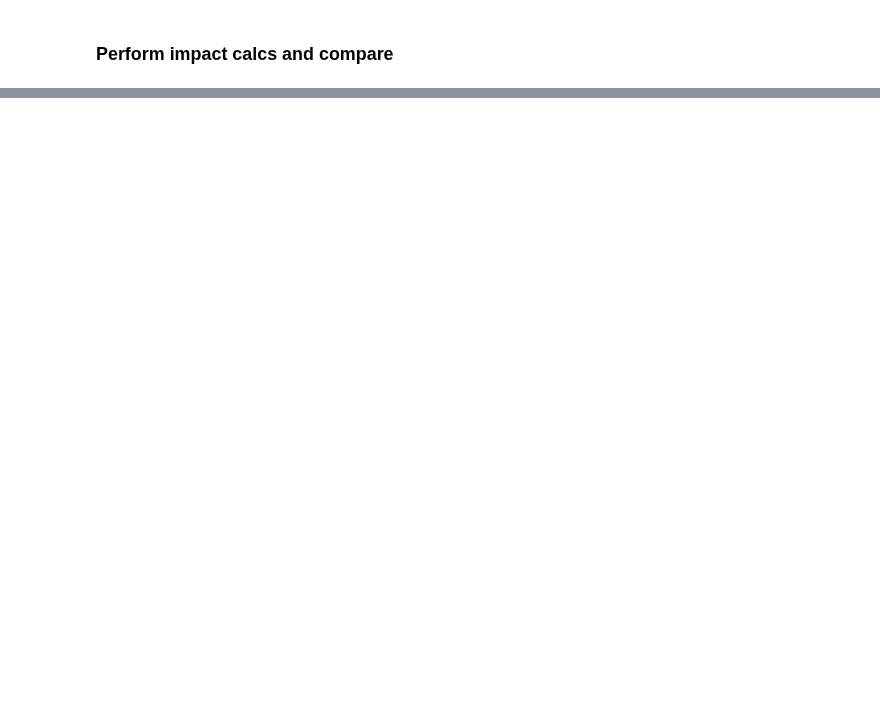
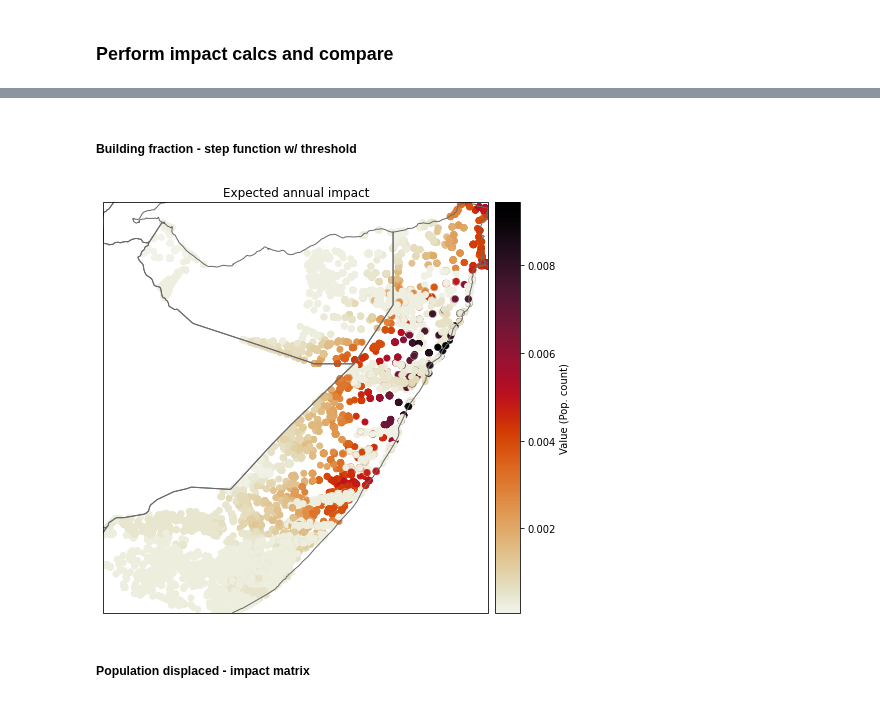
Before and after one commit to Evelyn-M/global-displacement-risk, a Jupyter notebook: doc/tutorial_building-fraction-impacts.ipynb, the cells around one changed output, grey strips where cells are left out. Saved outputs shown, nothing was run; the diff lists cells and outputs as text; code cells hidden in the pictures; blank space fills up the shorter version.

```diff
--- a/doc/tutorial_building-fraction-impacts.ipynb
+++ b/doc/tutorial_building-fraction-impacts.ipynb
@@ -498,10 +482,0 @@ imp_min = ImpactCalc(exp, vulnerability.IMPF_SET_TC_HAZUS, TC).impact()
-# %%
-exp.gdf.rename({'impf_TC' : 'impf_TC_min'}, axis=1, inplace=True) # change column name back
-exp.gdf.rename({'impf_TC_med' : 'impf_TC'}, axis=1, inplace=True)
-
-imp_med = ImpactCalc(exp, vulnerability.IMPF_SET_TC_HAZUS, TC).impact()
-# %%
-exp.gdf.rename({'impf_TC' : 'impf_TC_med'}, axis=1, inplace=True) # change column name back
-exp.gdf.rename({'impf_TC_max' : 'impf_TC'}, axis=1, inplace=True)
-
-imp_max = ImpactCalc(exp, vulnerability.IMPF_SET_TC_HAZUS, TC).impact()
@@ -509,0 +545,23 @@ print(imp_base.aai_agg, imp_min.aai_agg, imp_med.aai_agg, imp_max.aai_agg)
+# %%
+impf_set_tc = vulnerability.IMPF_SET_TC_HAZUS
+
+from climada.entity import ImpactFunc, ImpactFuncSet
+impf_set_tc_step = ImpactFuncSet()
+
+# The threshold of building damage after which all people are displaced. Below, no-one is displaced.
+building_thresh = dmg_thresh_med # 55% iDMC v1; CIMA: 30% for Somalia to 60% for other countries.
+
+for imp_id in impf_set_tc.get_ids(haz_type='TC'):
+    impf_set_tc.get_func(fun_id=imp_id)
+    y = impf_set_tc.get_func(fun_id=imp_id)[0].intensity
+    x = impf_set_tc.get_func(fun_id=imp_id)[0].mdd
+    thresh = np.interp(building_thresh, x, y)
+    print('ID: '+str(imp_id)+' - threshold stepfunction: '+str(thresh))
+    impf_set_tc_step.append(
+                ImpactFunc.from_step_impf(
+                    intensity=(0,  thresh, thresh *10),
+                    haz_type='TC',
+                    impf_id=imp_id,
+                    intensity_unit = 'm/s'
+                )
+    )
@@ -509,0 +584,2 @@ print(imp_base.aai_agg, imp_min.aai_agg, imp_med.aai_agg, imp_max.aai_agg)
+# %%
+imp_base_step = ImpactCalc(exp, impf_set_tc_step, TC).impact()
@@ -509,0 +634,16 @@ print(imp_base.aai_agg, imp_min.aai_agg, imp_med.aai_agg, imp_max.aai_agg)
+# %% [markdown]
+##### Building fraction - step function w/ threshold
+# %%
+fig, ax = plt.subplots(figsize=(9, 6), subplot_kw={'projection': ccrs.PlateCarree()})
+
+imp_base_step.plot_scatter_eai_exposure(
+    ignore_zero=True,
+    pop_name=False,
+    axis=ax
+)
+
+plt.show()
+# %% [output]
+[figure, added]
+# %% [markdown]
+##### Population displaced - impact matrix
```
Also changed, not shown: parts of 41 cells of this notebook.
